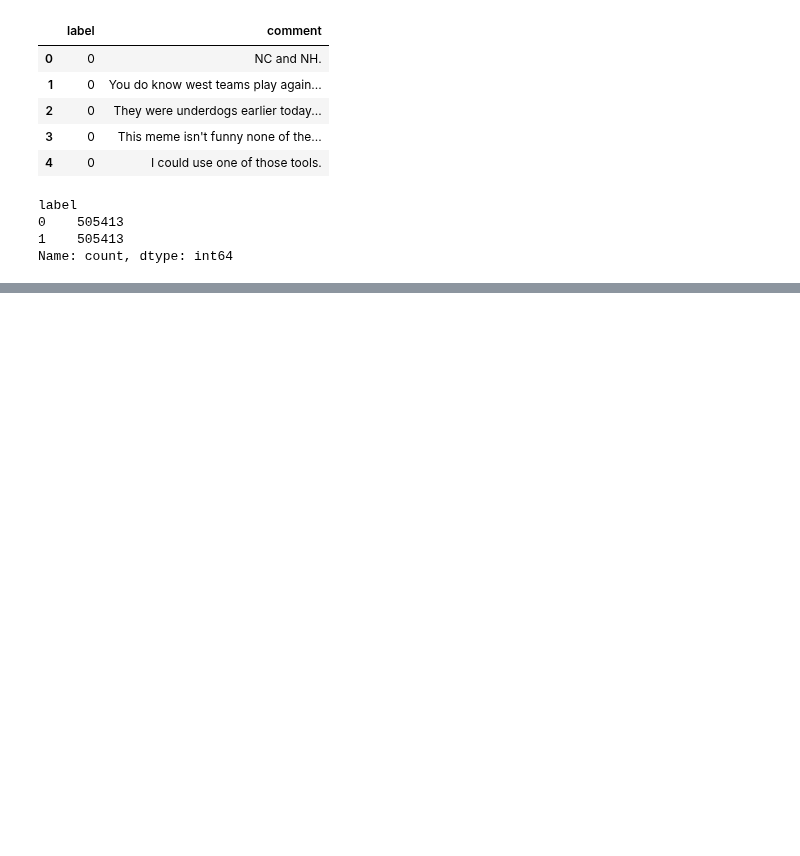
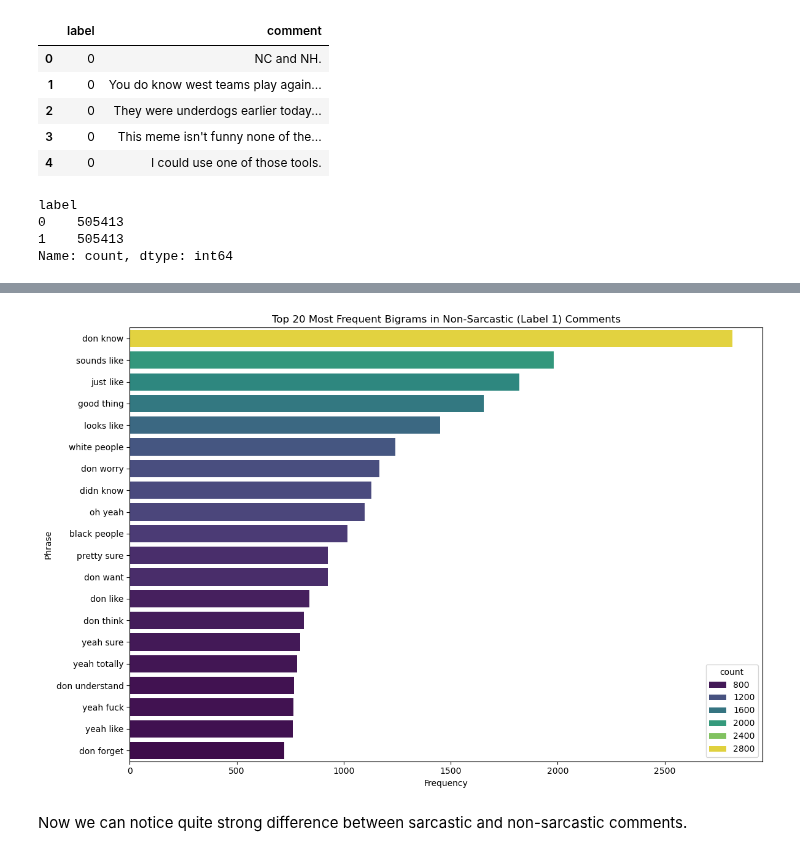
Before and after one commit to davydantoniuk/youtube-sentiment-analyser, a Jupyter notebook: models/model3/model3.ipynb, the cells around one changed output, grey strips where cells are left out. Saved outputs shown, nothing was run; the diff lists cells and outputs as text; code cells hidden in the pictures; blank space fills up the shorter version.

```diff
--- a/models/model3/model3.ipynb
+++ b/models/model3/model3.ipynb
@@ -27,0 +123,6 @@ Name: count, dtype: int64
+# %%
+plot_top_bigrams(df_non_sarcastic, label_name="Non-Sarcastic (Label 1)")
+# %% [output]
+[figure, added]
+# %% [markdown]
+Now we can notice quite strong difference between sarcastic and non-sarcastic comments.
```
Also changed, not shown: parts of 18 cells of this notebook.
